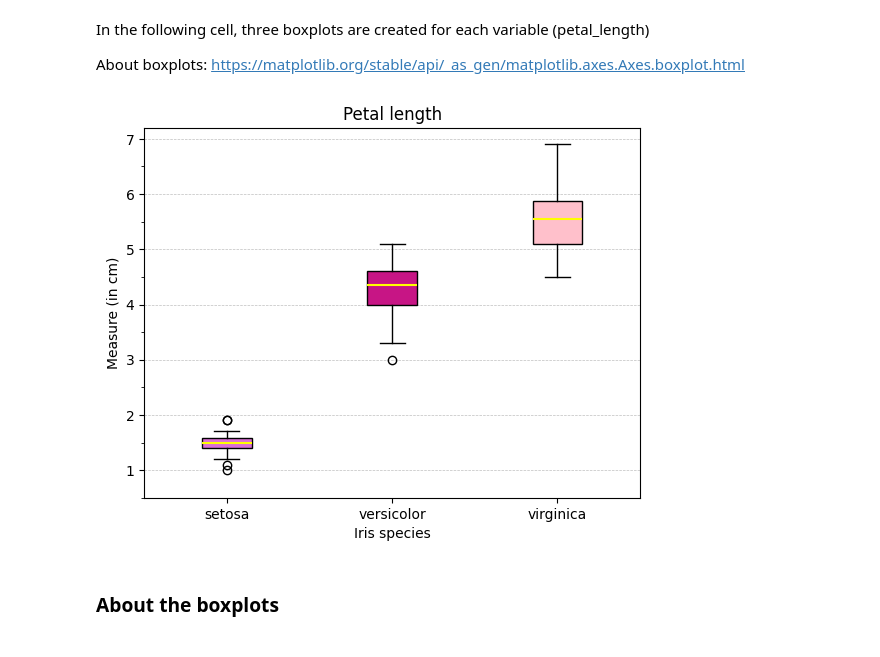
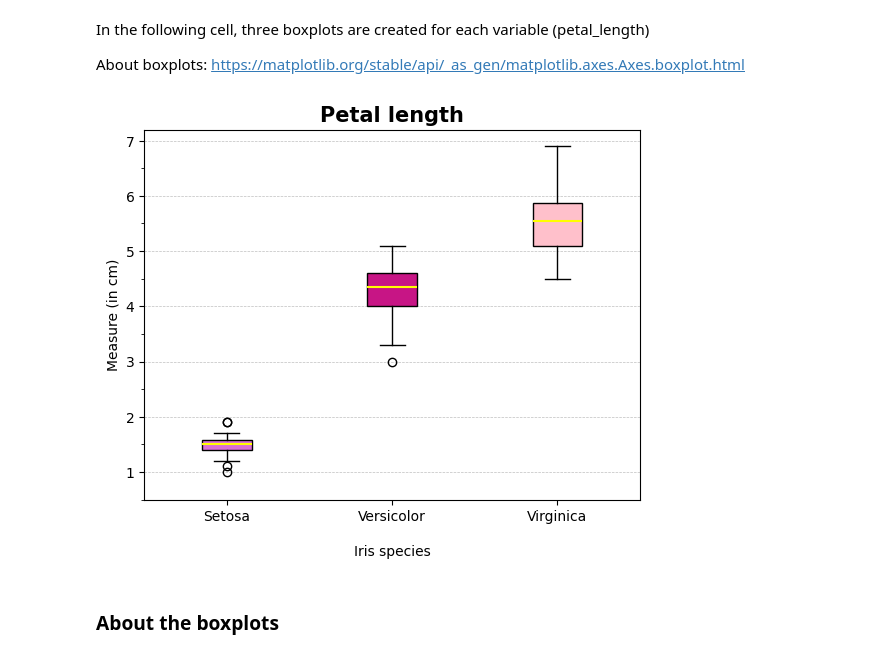
Before and after one commit to irenecelebrin/principles_of_data_analytics, a Jupyter notebook: tasks.ipynb, the cells around one changed output. Cells and saved outputs as stored; diff of their text form; code cells hidden in the pictures.

```diff
--- a/tasks.ipynb
+++ b/tasks.ipynb
@@ -321,21 +346,27 @@ In this case, a stateful (or object-oriented approach) was used to be able to le
 - Colors: https://matplotlib.org/stable/gallery/statistics/boxplot_color.html#sphx-glr-gallery-statistics-boxplot-color-py
 
 - X ticks: https://matplotlib.org/stable/api/_as_gen/matplotlib.axes.Axes.set_xticks.html#matplotlib.axes.Axes.set_xticks
+# %%
+# set labels
+feature_labels = []
+for name in data.feature_names:
+    feature_label = name.replace(' (cm)','').capitalize()
+    feature_labels.append(feature_label)
+
+# set colors
+colors = ['seagreen','lightgreen', 'darkorchid', 'plum']
+median_color = dict(color = 'red', linewidth = 1.5 )
 # %%
 # create a boxplot to see variation difference in the 4 features
 # see https://matplotlib.org/stable/api/_as_gen/matplotlib.axes.Axes.boxplot.html
-
-# set labels and colors
-feature_names = ['sepal_length','sepal_width','petal_length','petal_width']
-colors = ['seagreen','lightgreen', 'darkorchid', 'plum']
-median_color = dict(color = 'red', linewidth = 1.5 )
 
 # Create subplot
 fig, ax = plt.subplots()
 
 # Plot boxplots
 # Subplot includes different colors for each feature boxplot, ticks and labels for each feature
-feature_plot = ax.boxplot(features, patch_artist=True, medianprops= median_color, tick_labels=feature_names)
+feature_plot = ax.boxplot(features, patch_artist=True, medianprops= median_color, tick_labels=feature_labels)
+
 
 # assign colors to each feature boxplot
 # more here: https://matplotlib.org/stable/gallery/statistics/boxplot_color.html#sphx-glr-gallery-statistics-boxplot-color-py
@@ -366,4 +397,17 @@ Observation:
 In this part of the notebook, correlations between petal length and petal width are analysed and visualized with a scatter plot.
 A stateful approach is used.
 About scatter plots: https://matplotlib.org/stable/api/_as_gen/matplotlib.pyplot.scatter.html
+# %%
+# Set target labels
+target_labels = []
+for target in data.target_names:
+    target_label = target.capitalize()
+    target_labels.append(target_label)
+
+# Set target data
+targets = data.target
+
+# Set colors for each class
+# Colors https://jamesmccaffrey.wordpress.com/2020/10/22/making-a-python-scatter-plot-with-different-colors-for-different-labels/
+colormap = np.array(['orchid', 'mediumvioletred', 'pink'])
 # %%
@@ -502,37 +537,37 @@ petal_lengths = [petal_setosa,petal_versicolor,petal_virginica]
 # Set colors and labels, ticks
 colors = ['orchid', 'mediumvioletred', 'pink']
 median_line = dict(linewidth = 1.5, color = 'yellow' )
-target_label = target_names
+target_label = target_labels
 y_ticks = [0.5,1.5,2.5,3.5,4.5,5.5,6.5]
 
 # Create subplot
 fig, ax = plt.subplots()
 
 # Plot boxplots
 # Subplot includes different colors for each feature boxplot, ticks and labels for each feature
 petal_plot = ax.boxplot(petal_lengths, patch_artist=True, medianprops= median_line, tick_labels=target_label)
 
 # assign colors to each feature boxplot
 # more here: https://matplotlib.org/stable/gallery/statistics/boxplot_color.html#sphx-glr-gallery-statistics-boxplot-color-py
 for patch, color in zip(petal_plot['boxes'], colors):
     patch.set_facecolor(color)
 
 # add title
-ax.set_title('Petal length')
+ax.set_title('Petal length',weight = 'bold', fontsize = 15)
 # add labels for axes
-ax.set_xlabel('Iris species')
+ax.set_xlabel('\nIris species')
 ax.set_ylabel('Measure (in cm)')
 # add minor ticks to y ax. reference:  https://matplotlib.org/stable/api/_as_gen/matplotlib.axes.Axes.set_yticks.html
 ax.set_yticks(y_ticks,minor=True)
 # add grid to y ax. Reference: https://matplotlib.org/stable/api/_as_gen/matplotlib.axes.Axes.grid.html
 ax.grid(axis='y',color='grey', linestyle='--', linewidth=0.5, alpha = 0.5)
 
 # show plot
 plt.show()
 
 petal_plot = ax.boxplot(petal_lengths)
 # %% [output]
-[figure, old version]
+[figure, new version]
 # %% [markdown]
 ### About the boxplots
 # %% [markdown]
```
Also changed, not shown: parts of 17 cells of this notebook.
